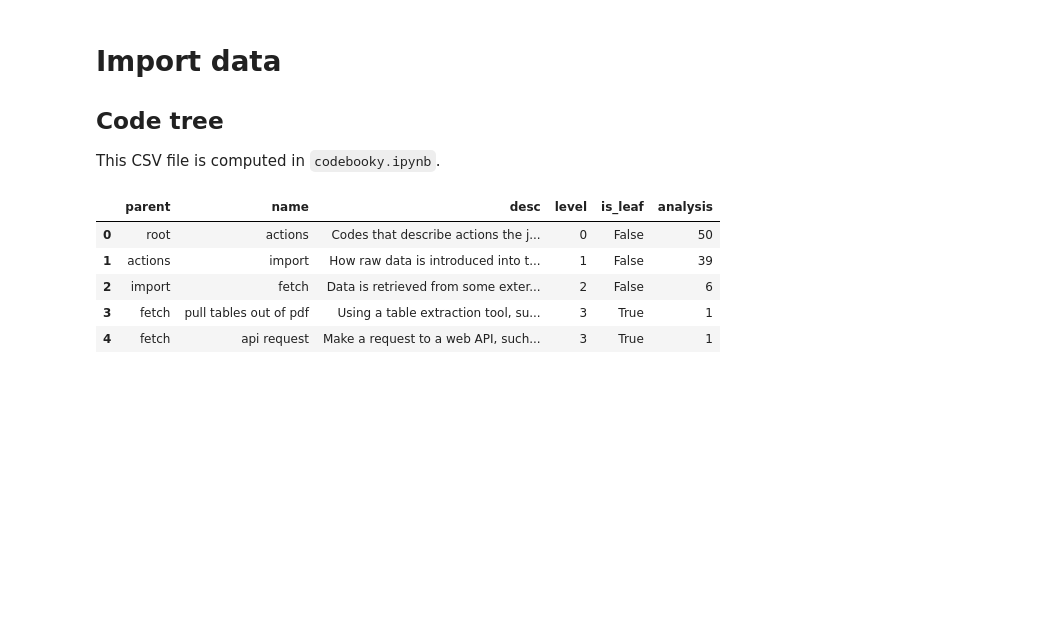
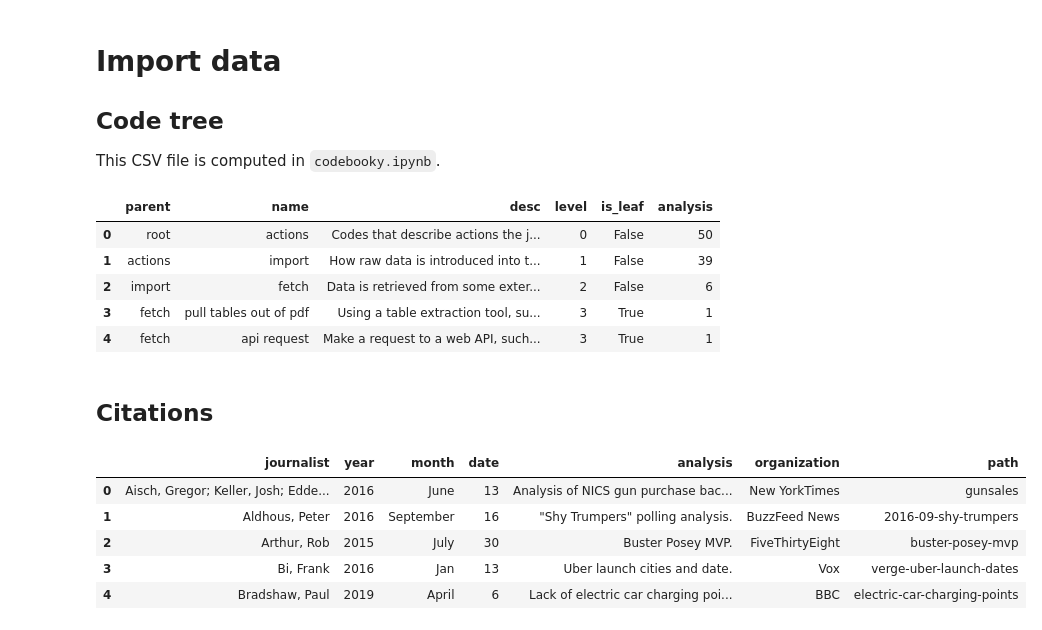
Before and after one commit to steve-kasica/table-scraps, a Jupyter notebook: analysis.ipynb, the cells around one changed output. Drawn from its saved outputs; the diff is of its cells as text; code cells hidden in the pictures; blank space fills up the shorter version.

```diff
--- a/analysis.ipynb
+++ b/analysis.ipynb
@@ -24,3 +25,15 @@ codes.head()
 | 2 | import | fetch | Data is retrieved from some exter... | 2 | False | 6 |
 | 3 | fetch | pull tables out of pdf | Using a table extraction tool, su... | 3 | True | 1 |
 | 4 | fetch | api request | Make a request to a web API, such... | 3 | True | 1 |
+# %% [markdown]
+## Citations
+# %%
+citations = getCitations()
+citations.head()
+# %% [output]
+|  | journalist | year | month | date | analysis | organization | path |
+| 0 | Aisch, Gregor; Keller, Josh; Edde... | 2016 | June | 13 | Analysis of NICS gun purchase bac... | New YorkTimes | gunsales |
+| 1 | Aldhous, Peter | 2016 | September | 16 | "Shy Trumpers" polling analysis. | BuzzFeed News | 2016-09-shy-trumpers |
+| 2 | Arthur, Rob | 2015 | July | 30 | Buster Posey MVP. | FiveThirtyEight | buster-posey-mvp |
+| 3 | Bi, Frank | 2016 | Jan | 13 | Uber launch cities and date. | Vox | verge-uber-launch-dates |
+| 4 | Bradshaw, Paul | 2019 | April | 6 | Lack of electric car charging poi... | BBC | electric-car-charging-points |
```
Also changed, not shown: parts of 15 cells of this notebook, 14 other files.
